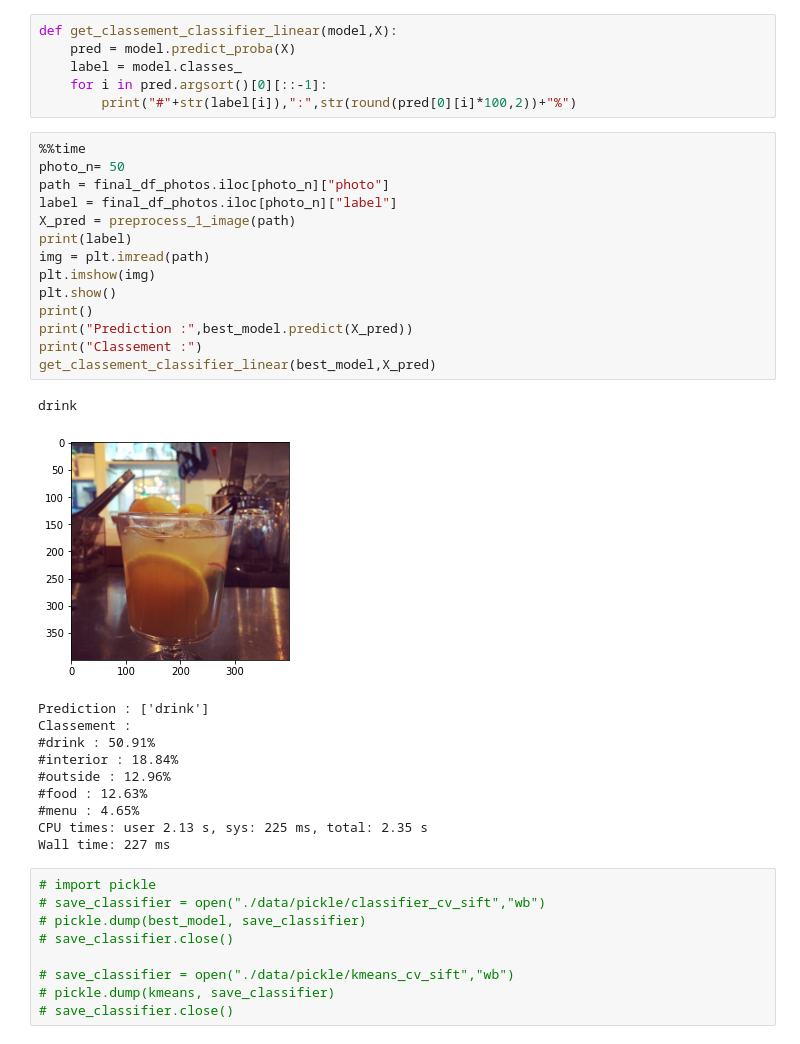
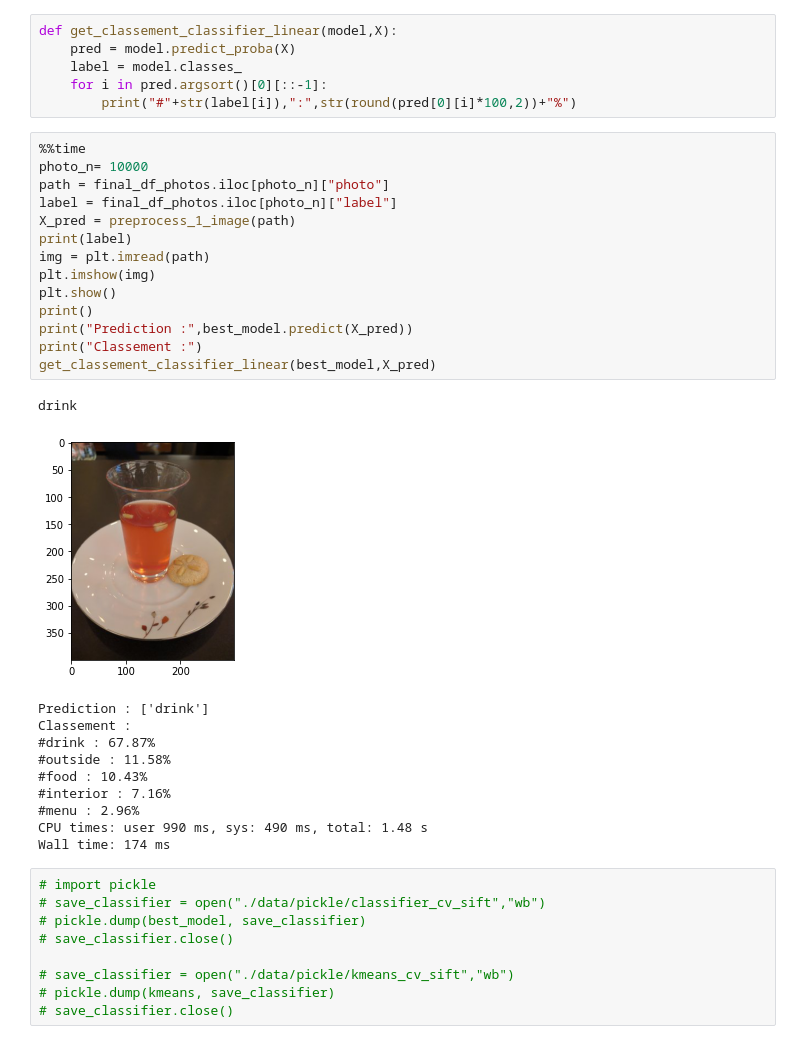
Before and after one commit to Seb-IX/Projet_6, a Jupyter notebook: Solution/script/P06_computer_vision.ipynb, the cells around one changed output. Cells and saved outputs as stored; diff of their text form.

```diff
--- a/Solution/script/P06_computer_vision.ipynb
+++ b/Solution/script/P06_computer_vision.ipynb
@@ -305,30 +305,30 @@ def get_classement_classifier_linear(model,X):
         print("#"+str(label[i]),":",str(round(pred[0][i]*100,2))+"%")
 # %%
 %%time
-photo_n= 50
+photo_n= 10000
 path = final_df_photos.iloc[photo_n]["photo"]
 label = final_df_photos.iloc[photo_n]["label"]
 X_pred = preprocess_1_image(path)
 print(label)
 img = plt.imread(path)
 plt.imshow(img)
 plt.show()
 print()
 print("Prediction :",best_model.predict(X_pred))
 print("Classement :")
 get_classement_classifier_linear(best_model,X_pred)
 # %% [output]
 drink
-[figure, old version]
+[figure, new version]
 Prediction : ['drink']
 Classement :
-#drink : 50.91%
-#interior : 18.84%
-#outside : 12.96%
-#food : 12.63%
-#menu : 4.65%
-CPU times: user 2.13 s, sys: 225 ms, total: 2.35 s
-Wall time: 227 ms
+#drink : 67.87%
+#outside : 11.58%
+#food : 10.43%
+#interior : 7.16%
+#menu : 2.96%
+CPU times: user 990 ms, sys: 490 ms, total: 1.48 s
+Wall time: 174 ms
 # %%
 # import pickle
 # save_classifier = open("./data/pickle/classifier_cv_sift","wb")
```
Also changed, not shown: parts of 12 cells of this notebook, 28 other files.
